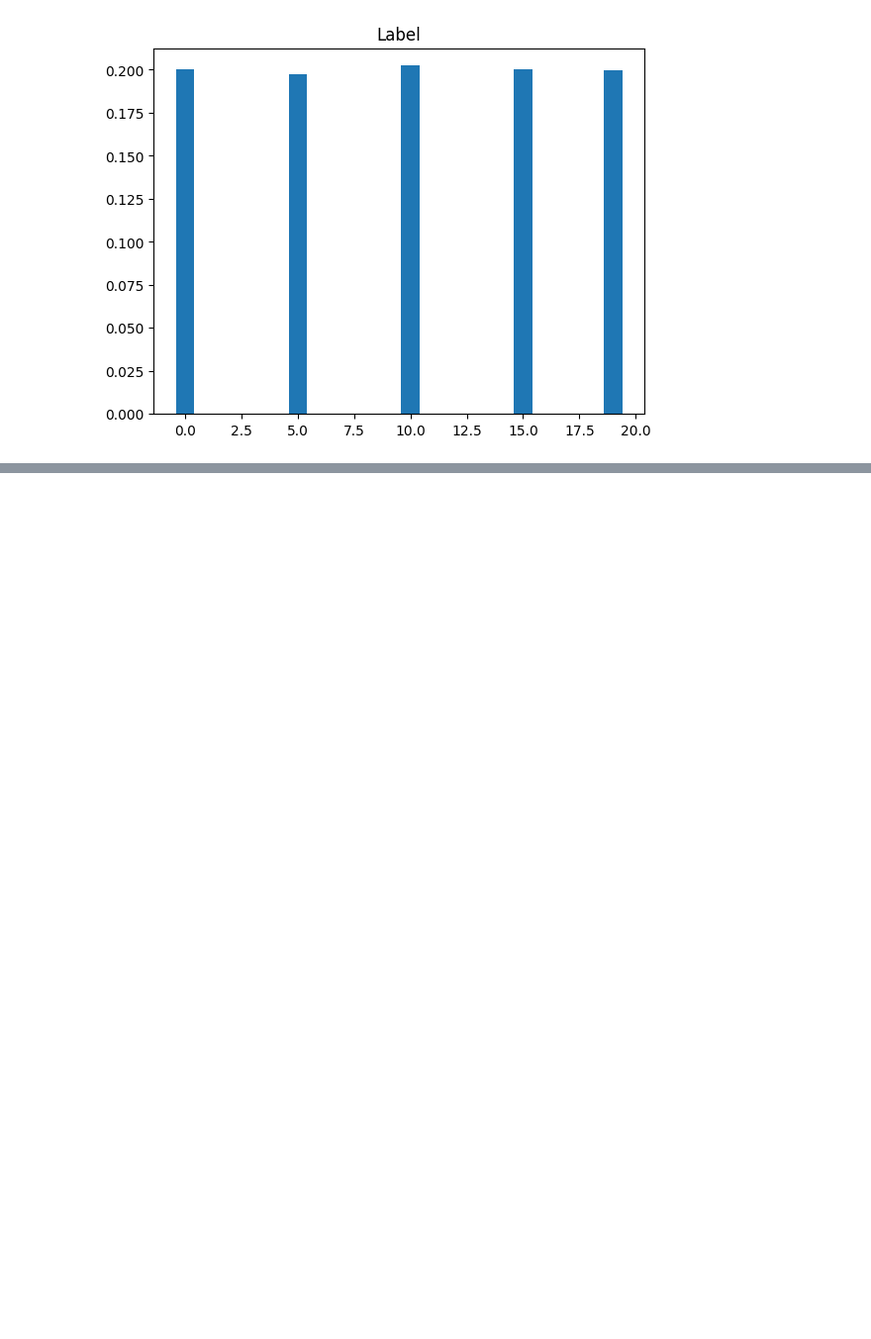
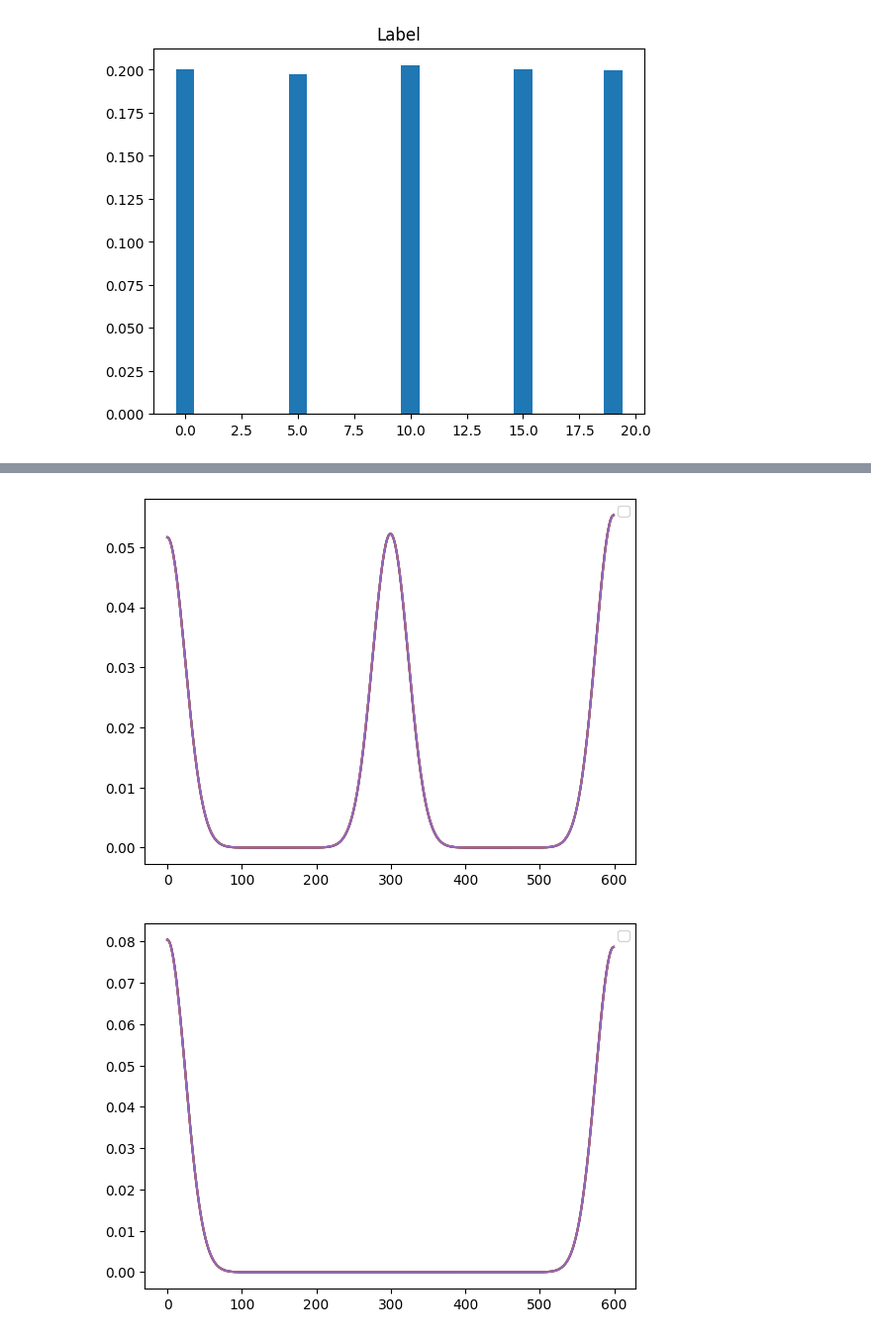
Before and after one commit to rajvee18/machine_learning_1, a Jupyter notebook: assignment1.ipynb, the cells around one changed output, grey strips where cells are left out. Shown: that part at 99% size. Cells and saved outputs as stored; diff of their text form; code cells hidden in the pictures; blank space fills up the shorter version.

```diff
--- a/assignment1.ipynb
+++ b/assignment1.ipynb
@@ -88,0 +111,14 @@ plt.plot(list(KDE_likelihood('Categorical_1')))
+# %%
+classes = data['Label'].unique()
+for feature in data.columns:
+    for i in classes:
+        dataset = data.loc[data['Label'] == i, feature]
+
+        kde_likelihood = KDE_likelihood()
+        plt.plot(kde_likelihood)
+
+    plt.legend()
+    plt.show()
+# %% [output]
+[figure, added]
+[figure, added]
```
Also changed, not shown: parts of 6 cells of this notebook, 1 other file.
